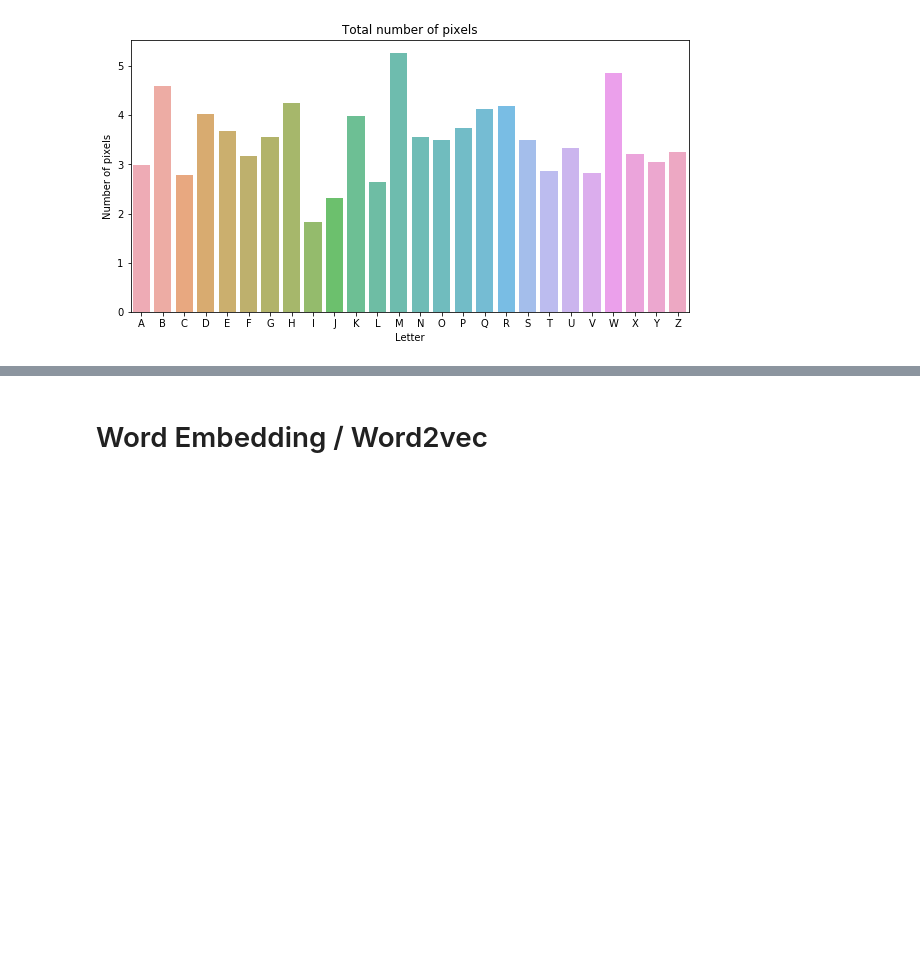
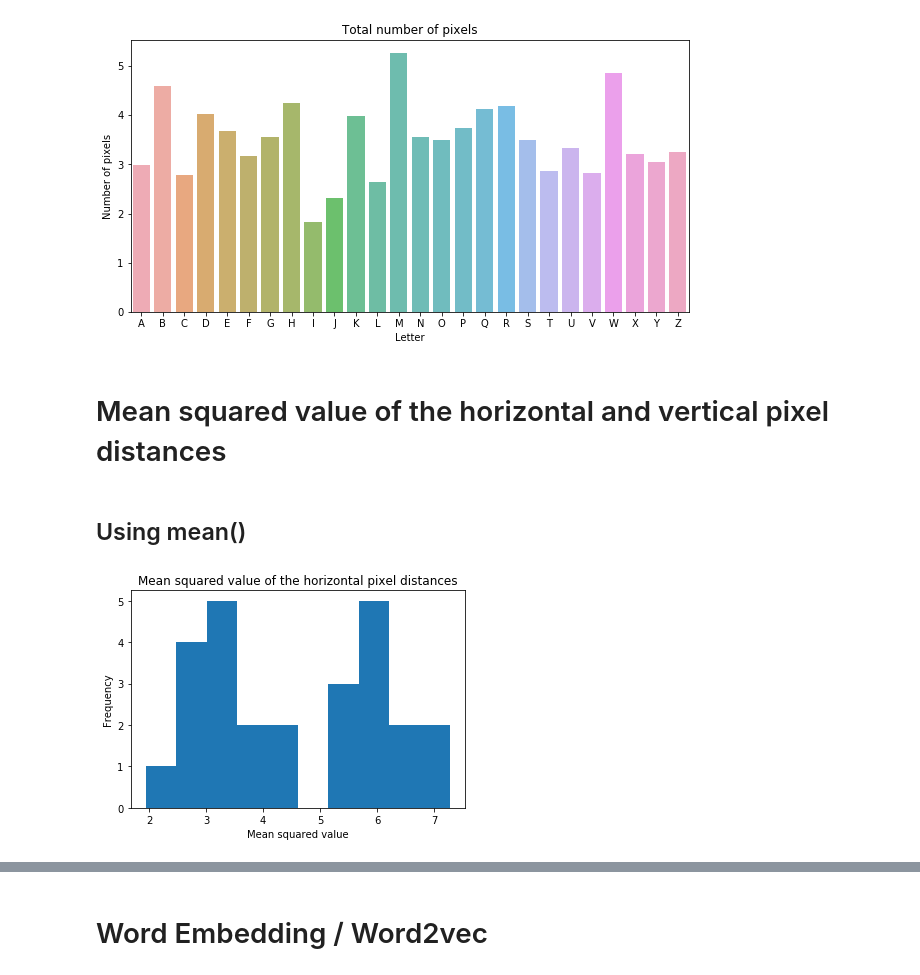
Before and after one commit to jgaussens/letterRecognition_mod, a Jupyter notebook: Data_Viz.ipynb, the cells around one changed output, grey strips where cells are left out. Drawn from its saved outputs; the diff is of its cells as text; code cells hidden in the pictures; blank space fills up the shorter version.

Commit message:
data viz et data prep

```diff
--- a/Data_Viz.ipynb
+++ b/Data_Viz.ipynb
@@ -216,3 +235,22 @@ plt.ylabel('Number of pixels')
 plt.show()
 # %% [output]
 [figure]
+# %% [markdown]
+# Mean squared value of the horizontal and vertical pixel distances
+# %% [markdown]
+## Using mean()
+# %%
+df_box_position = df.iloc[:, :-7].drop(columns=['rec_1', 'rec_2', 'rec_3', 'rec_4', 'rec_5', 'rec_6', 'rec_7']).groupby('letter')
+new_df = pd.DataFrame(columns=['letter', 'rec_8', 'rec_9'])
+i = 0
+for key, item in df_box_position:
+    new_df = new_df.append({'letter' : list_letters[i], 'rec_8' : df_box_position.get_group(key).mean()['rec_8'], 'rec_9' : df_box_position.get_group(key).mean()['rec_9']}, ignore_index=True)
+    i = i + 1
+# %%
+plt.hist(new_df['rec_8'])
+plt.title('Mean squared value of the horizontal pixel distances')
+plt.xlabel('Mean squared value')
+plt.ylabel('Frequency')
+plt.show()
+# %% [output]
+[figure, added]
```
Also changed, not shown: parts of 23 cells of this notebook, 1 other file.
